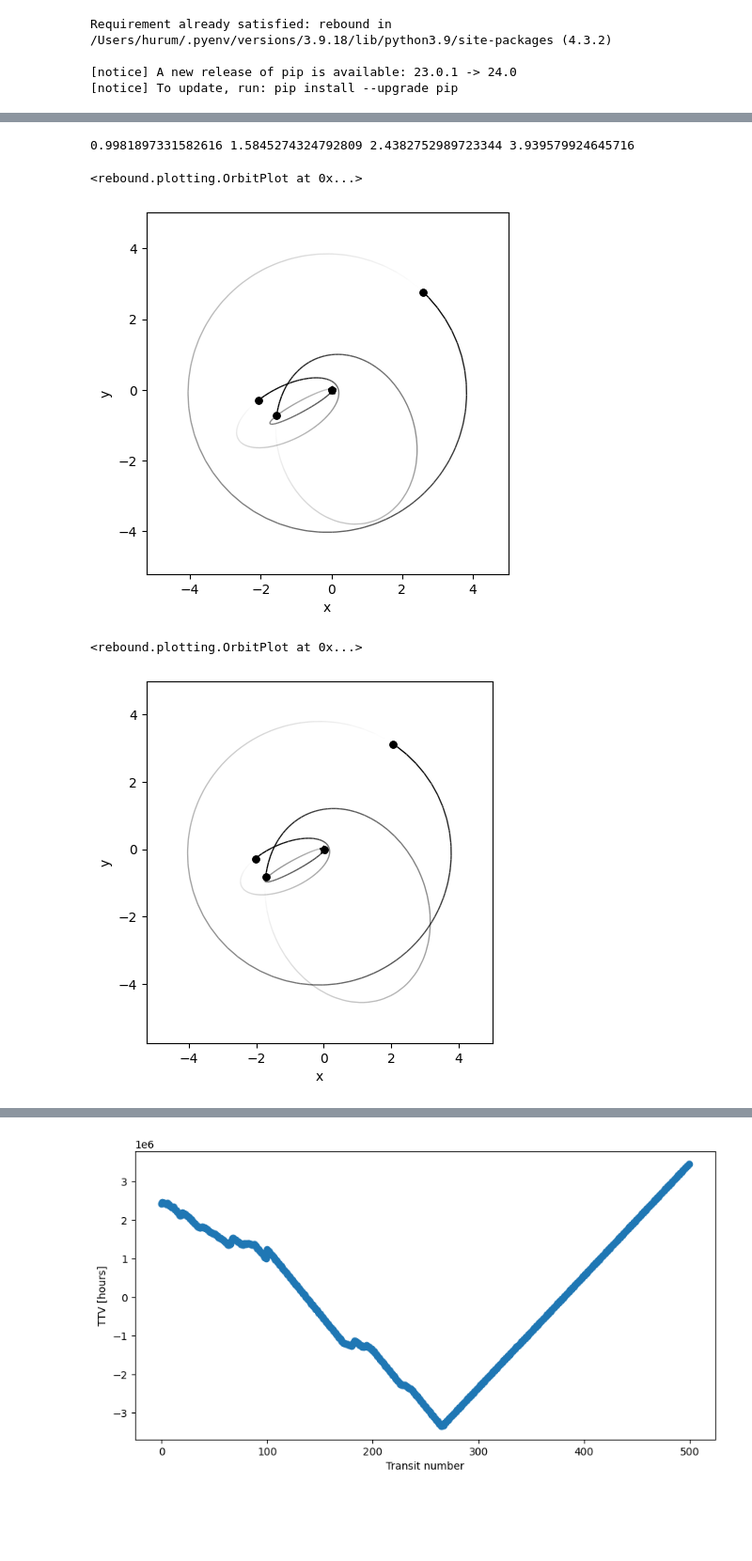
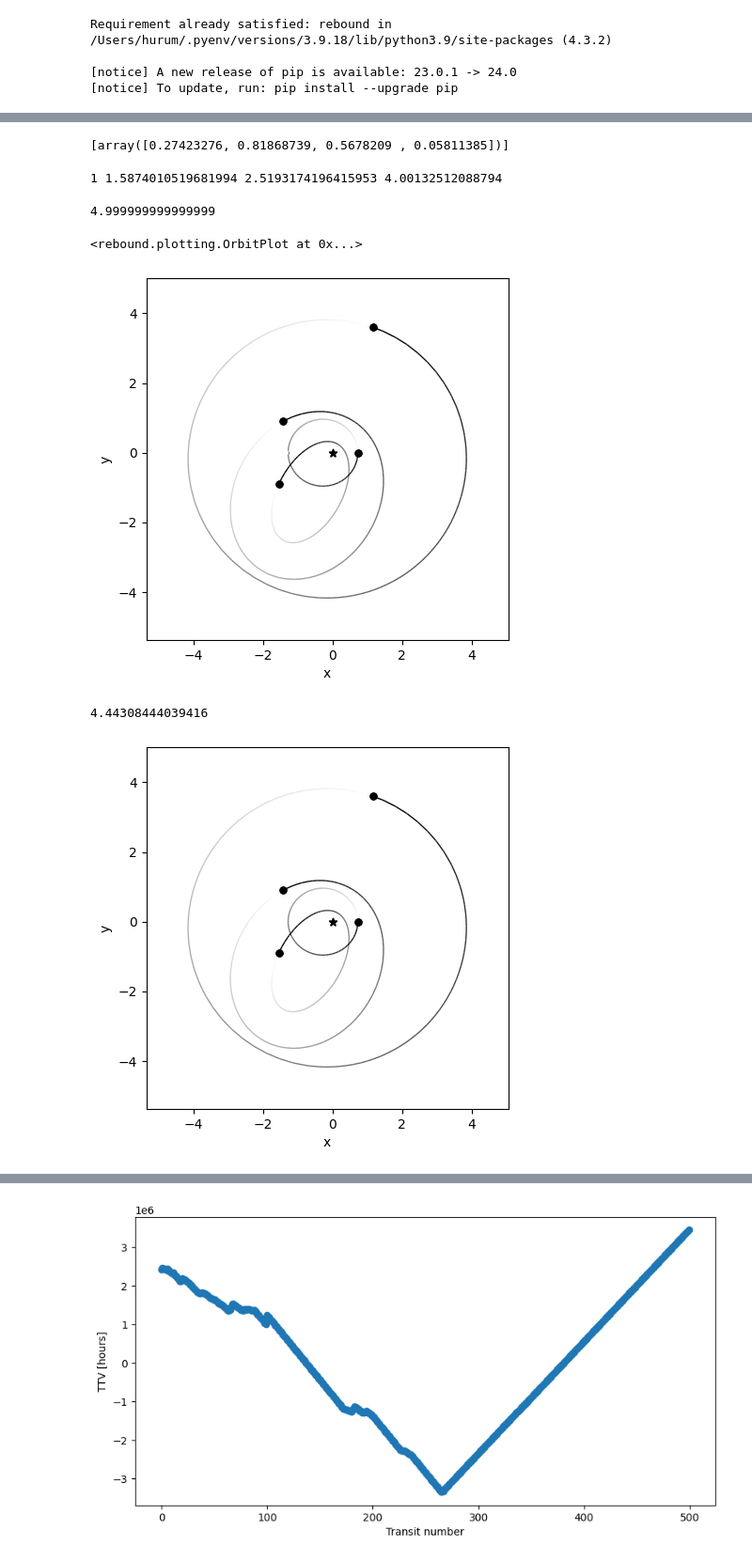
Before and after one commit to htohfa/Laplace-resonance-simulator, a Jupyter notebook: hr8799_replicate.ipynb, the cells around one changed output, grey strips where cells are left out. Shown: that part at 94% size. Cells and saved outputs as stored; diff of their text form; code cells hidden in the pictures; blank space fills up the shorter version.

Commit message:
pomega fix

```diff
--- a/hr8799_replicate.ipynb
+++ b/hr8799_replicate.ipynb
@@ -39,10 +39,11 @@ def integrate_to_mean_anomaly_16pi(sim, body_index):
           break
 # %%
 def optimizing_function(theta):
-  rho,  initial_e_1,initial_e_2, initial_e_3,initial_e_4,mean_anomaly_2, mean_anomaly_3,mean_anomaly_4, X_5,X_6,pomega_1,pomega_2, pomega_3, pomega_4 =theta
-
-  kappa=2
-  ini_param = [rho,  initial_e_1,initial_e_2, initial_e_3,initial_e_4,mean_anomaly_2, mean_anomaly_3,mean_anomaly_4, X_5,X_6, pomega_1,pomega_2, pomega_3, pomega_4]
+  initial_e_1,initial_e_2, initial_e_3,initial_e_4,mean_anomaly_2, mean_anomaly_3,mean_anomaly_4, X_5,X_6,pomega_2, pomega_3, pomega_4 =theta
+  pomega_1 =0
+  kappa=2.035
+  rho = 1
+  ini_param = [initial_e_1,initial_e_2, initial_e_3,initial_e_4,mean_anomaly_2, mean_anomaly_3,mean_anomaly_4, X_5,X_6, pomega_2, pomega_3, pomega_4]
   C_0 = 0.5
   C_1 = 0.5
   mean_anomaly_1 = 0
@@ -69,22 +70,22 @@ def optimizing_function(theta):
   sim.move_to_com()
 
 
-  end_param = [rho,  sim.particles[1].e,sim.particles[2].e,sim.particles[3].e,sim.particles[4].e, sim.particles[2].M,sim.particles[3].M,sim.particles[4].M, (sim.particles[3].a)**(2/3)/(sim.particles[2].a)**(2/3) - pd_pc_nom, (sim.particles[4].a)**(2/3)/(sim.particles[3].a)**(2/3) - pe_pd_nom, sim.particles[1].pomega,sim.particles[2].pomega, sim.particles[3].pomega,  sim.particles[4].pomega]
+  end_param = [sim.particles[1].e,sim.particles[2].e,sim.particles[3].e,sim.particles[4].e, sim.particles[2].M,sim.particles[3].M,sim.particles[4].M, (sim.particles[3].a)**(3/2)/(sim.particles[2].a)**(3/2) - pd_pc_nom, (sim.particles[4].a)**(3/2)/(sim.particles[3].a)**(3/2) - pe_pd_nom, sim.particles[1].pomega,sim.particles[2].pomega, sim.particles[3].pomega,  sim.particles[4].pomega]
   difference =[]
 
 
-  for i in range(0,9):
+  for i in range(0,8):
     difference.append(ini_param[i]-end_param[i])
-  difference.append((ini_param[10]-ini_param[11])-(end_param[10]-end_param[11]))
-  difference.append((ini_param[11]-ini_param[12])-(end_param[11]-end_param[12]))
-  difference.append((ini_param[12]-ini_param[13])-(end_param[12]-end_param[13]))
+  difference.append((pomega_1-ini_param[9])-(end_param[9]-end_param[10]))
+  difference.append((ini_param[9]-ini_param[10])-(end_param[10]-end_param[11]))
+  difference.append((ini_param[10]-ini_param[11])-(end_param[11]-end_param[12]))
 
   return np.sqrt(difference[0]**2+difference[1]**2+difference[2]**2+difference[3]**2+difference[4]**2+difference[5]**2+difference[6]**2+difference[7]**2+difference[8]**2+difference[9]**2+difference[10]**2)
 # %%
-ini_guess=[ 1,0.03,0.5,0.5,0.08, 1 ,0.5,0.5, 0.01 , 0.01,  0.5, 1,1,1]
+ini_guess=[ 0.03,0.05,0.05,0.08, 1 ,0.5,0.5, 0.01 , 0.01,  1,1,1]
 
-bounds = [  (None, None),(0, 0.99),(0, 0.99),(0, 0.99),(0, 0.99), (None, None), (None, None), (None, None),  (-.5, .5), (-.5, .5),  (None, None), (None, None), (None, None), (None, None)]
-result = minimize(optimizing_function, ini_guess, bounds=bounds)
+bounds = [ (0, 0.99),(0, 0.99),(0, 0.99),(0, 0.99), (None, None), (None, None), (None, None),  (-.5, .5), (-.5, .5),  (None, None), (None, None), (None, None)]
+result = minimize(optimizing_function, ini_guess, bounds=bounds, tol=1e-6)
 # %%
 print(result.x)
 # %% [output]
@@ -94,10 +95,17 @@ print(result.x)
+# %%
+kappa_list=[2]
+e_list=[]
+e_list.append(result.x[:4])
+print(e_list)
+# %% [output]
+[array([0.27423276, 0.81868739, 0.5678209 , 0.05811385])]
 # %%
-rho, initial_e_1,initial_e_2, initial_e_3,initial_e_4,mean_anomaly_2, mean_anomaly_3,mean_anomaly_4, X_5,X_6,pomega_1,pomega_2, pomega_3, pomega_4 =(result.x)
+initial_e_1,initial_e_2, initial_e_3,initial_e_4,mean_anomaly_2, mean_anomaly_3,mean_anomaly_4, X_5,X_6,pomega_2, pomega_3, pomega_4 =(result.x)
 
 C_0 = 0.5
 C_1 = 0.5
 mean_anomaly_1 = 0
-
+rho=1
 kappa = 2
 a_1=  rho*1
 a_2=  a_1*kappa**(2/3)
@@ -108,12 +116,16 @@ a_4=  a_3*(X_6+pe_pd_nom)**(2/3)
 
 print(a_1,a_2,a_3,a_4)
 # %% [output]
-0.9981897331582616 1.5845274324792809 2.4382752989723344 3.939579924645716
+1 1.5874010519681994 2.5193174196415953 4.00132512088794
+# %%
+2.9240177382128656**(3/2)
+# %% [output]
+4.999999999999999
 # %%
-rho,initial_e_1,initial_e_2, initial_e_3,initial_e_4,mean_anomaly_2, mean_anomaly_3,mean_anomaly_4,X_5,X_6, pomega_1,pomega_2, pomega_3, pomega_4 =(result.x)
+initial_e_1,initial_e_2, initial_e_3,initial_e_4,mean_anomaly_2, mean_anomaly_3,mean_anomaly_4, X_5,X_6,pomega_2, pomega_3, pomega_4 =(result.x)
 
 sim = rebound.Simulation()
-
+pomega_1=0
 C_0 = 0.5
 C_1 = 0.5
 mean_anomaly_1 = 0
@@ -130,39 +142,41 @@ sim.add(m=3e-5, a=a_1, e=initial_e_1, M=mean_anomaly_1, pomega=pomega_1)
 sim.add(m=5e-5, a=a_2, e=initial_e_2, M=mean_anomaly_2, pomega=pomega_2)
 sim.add(m=7e-5, a=a_3, e=initial_e_3, M=mean_anomaly_3, pomega=pomega_3)
 sim.add(m=9e-4, a=a_4, e=initial_e_4, M=mean_anomaly_4, pomega=pomega_4)
+
 sim.move_to_com()
 
 rebound.OrbitPlot(sim)
 # %% [output]
 <rebound.plotting.OrbitPlot at 0x...>
-[figure, old version]
+[figure, new version]
 # %%
-rho,initial_e_1,initial_e_2, initial_e_3,initial_e_4,mean_anomaly_2, mean_anomaly_3,mean_anomaly_4,X_5,X_6, pomega_1,pomega_2, pomega_3, pomega_4 =(result.x)
+initial_e_1,initial_e_2, initial_e_3,initial_e_4,mean_anomaly_2, mean_anomaly_3,mean_anomaly_4, X_5,X_6,pomega_2, pomega_3, pomega_4 =(result.x)
 
 sim = rebound.Simulation()
 
 C_0 = 0.5
 C_1 = 0.5
 mean_anomaly_1 = 0
 a_1=  rho*1
 a_2=  a_1*kappa**(2/3)
 pd_pc_nom = (1+C_0*(1-kappa))**(-1)
 pe_pd_nom = (1+C_1*(1-pd_pc_nom))**(-1)
 
 a_3=  a_2*(X_5+pd_pc_nom)**(2/3)
 a_4=  a_3*(X_6+pe_pd_nom)**(2/3)
 
 sim.add(m=2)
 sim.add(m=3e-5, a=a_1, e=initial_e_1, M=mean_anomaly_1, pomega=pomega_1)
 sim.add(m=5e-5, a=a_2, e=initial_e_2, M=mean_anomaly_2, pomega=pomega_2)
 sim.add(m=7e-5, a=a_3, e=initial_e_3, M=mean_anomaly_3, pomega=pomega_3)
 sim.add(m=9e-4, a=a_4, e=initial_e_4, M=mean_anomaly_4, pomega=pomega_4)
 sim.move_to_com()
 integrate_to_mean_anomaly_16pi(sim, 1)
 rebound.OrbitPlot(sim)
+print(sim.particles[1].P)
 # %% [output]
-<rebound.plotting.OrbitPlot at 0x...>
+4.44308444039416
-[figure, old version]
+[figure, new version]
 # %%
 sim = rebound.Simulation()
 sim.add(m=2)
```
Also changed, not shown: parts of 3 cells of this notebook.
